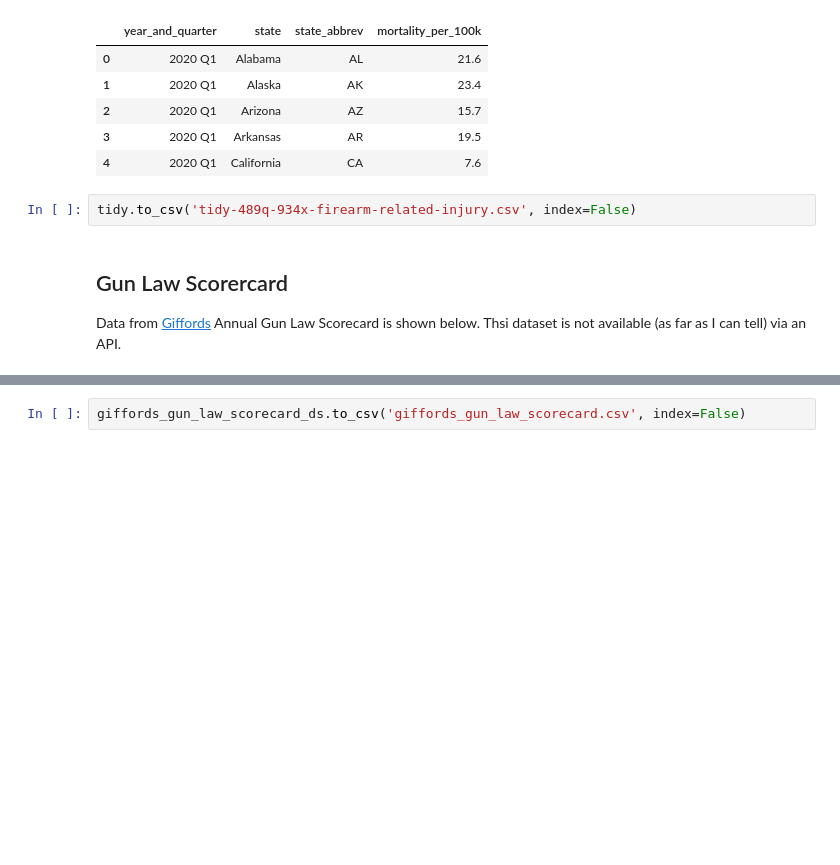
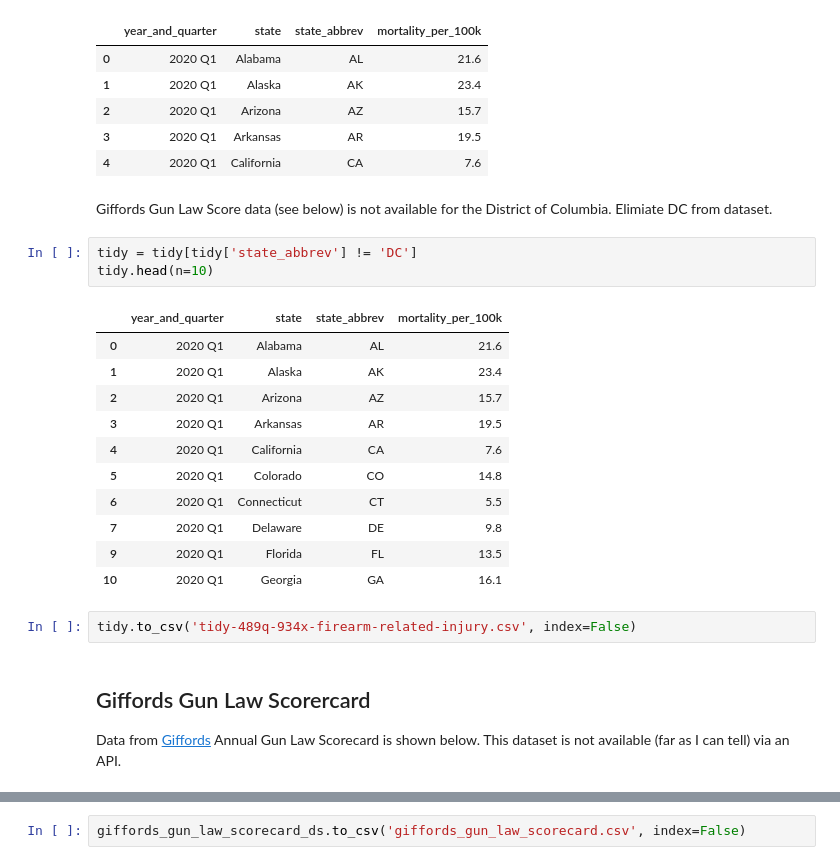
Before and after one commit to himalayahall/DATA608, a Jupyter notebook: Story 3/DataWrangling.ipynb, the cells around one changed output, grey strips where cells are left out. Saved outputs shown, nothing was run; the diff lists cells and outputs as text; blank space fills up the shorter version.

```diff
--- a/Story 3/DataWrangling.ipynb
+++ b/Story 3/DataWrangling.ipynb
@@ -185,12 +165,29 @@ tidy.head()
 | 2 | 2020 Q1 | Arizona | AZ | 15.7 |
 | 3 | 2020 Q1 | Arkansas | AR | 19.5 |
 | 4 | 2020 Q1 | California | CA | 7.6 |
+# %% [markdown]
+Giffords Gun Law Score data (see below) is not available for the District of Columbia. Elimiate DC from dataset.
+# %%
+tidy = tidy[tidy['state_abbrev'] != 'DC']
+tidy.head(n=10)
+# %% [output]
+|  | year_and_quarter | state | state_abbrev | mortality_per_100k |
+| 0 | 2020 Q1 | Alabama | AL | 21.6 |
+| 1 | 2020 Q1 | Alaska | AK | 23.4 |
+| 2 | 2020 Q1 | Arizona | AZ | 15.7 |
+| 3 | 2020 Q1 | Arkansas | AR | 19.5 |
+| 4 | 2020 Q1 | California | CA | 7.6 |
+| 5 | 2020 Q1 | Colorado | CO | 14.8 |
+| 6 | 2020 Q1 | Connecticut | CT | 5.5 |
+| 7 | 2020 Q1 | Delaware | DE | 9.8 |
+| 9 | 2020 Q1 | Florida | FL | 13.5 |
+| 10 | 2020 Q1 | Georgia | GA | 16.1 |
 # %%
 tidy.to_csv('tidy-489q-934x-firearm-related-injury.csv', index=False)
 # %% [markdown]
-## Gun Law Scorercard
+## Giffords Gun Law Scorercard
 
-Data from [Giffords](https://giffords.org/lawcenter/resources/scorecard/) Annual Gun Law Scorecard is shown below. Thsi dataset is not available (as far as I can tell) via an API.
+Data from [Giffords](https://giffords.org/lawcenter/resources/scorecard/) Annual Gun Law Scorecard is shown below. This dataset is not available (far as I can tell) via an API.
 # %%
 giffords_gun_law_scorecard = {
     'AK': 'F',
```
Also changed, not shown: parts of 18 cells of this notebook, 4 other files.
